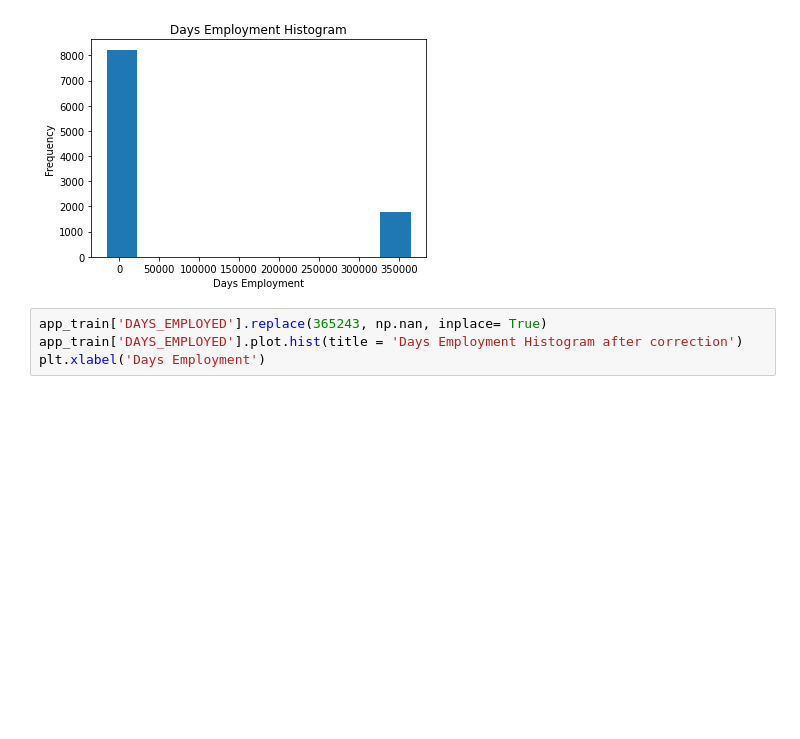
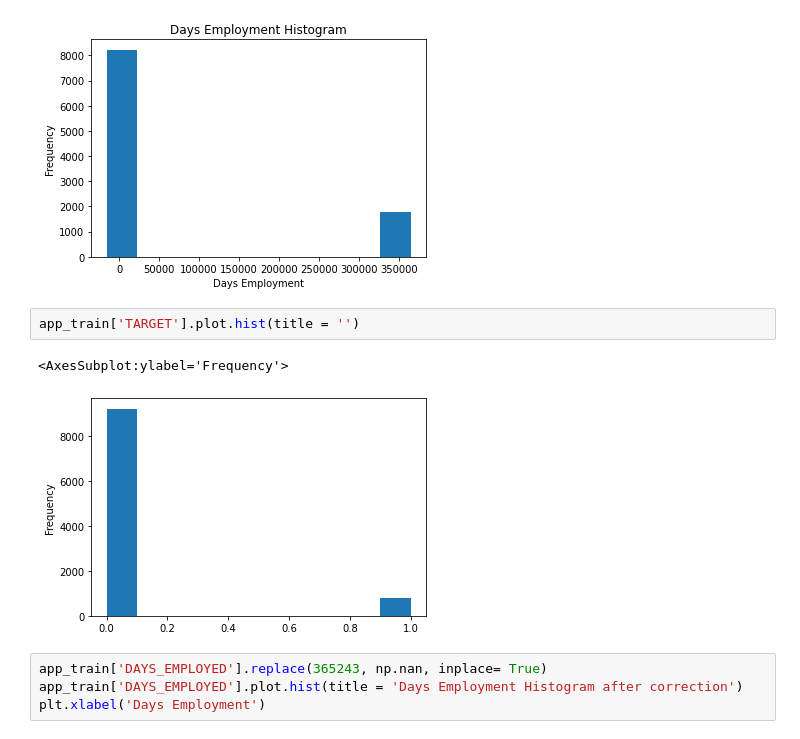
Before and after one commit to ThibaultDieudonne/Credit-Scoring, a Jupyter notebook: notebook.ipynb, the cells around one changed output. Drawn from its saved outputs; the diff is of its cells as text; blank space fills up the shorter version.

```diff
--- a/notebook.ipynb
+++ b/notebook.ipynb
@@ -285,6 +284,11 @@ plt.xlabel('Days Employment')
 # %% [output]
 Text(0.5, 0, 'Days Employment')
 [figure]
+# %%
+app_train['TARGET'].plot.hist(title = '')
+# %% [output]
+<AxesSubplot:ylabel='Frequency'>
+[figure, added]
 # %%
 app_train['DAYS_EMPLOYED'].replace(365243, np.nan, inplace= True)
 app_train['DAYS_EMPLOYED'].plot.hist(title = 'Days Employment Histogram after correction')
```
Also changed, not shown: parts of 32 cells of this notebook, 1 other file.
